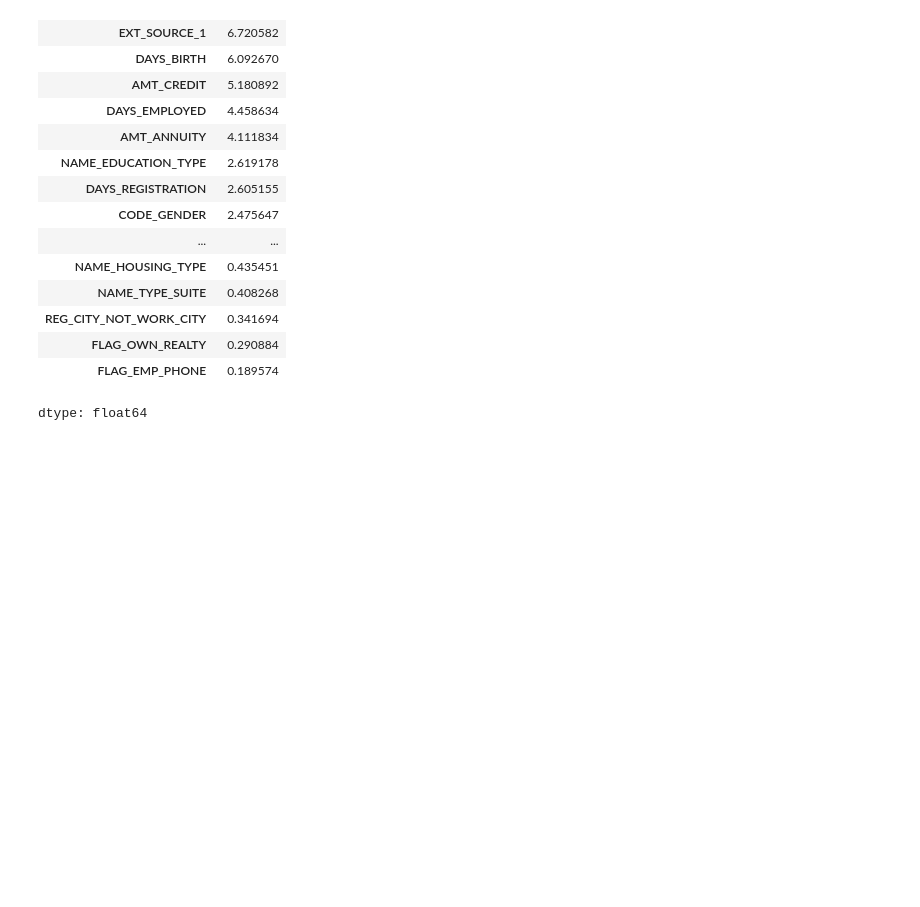
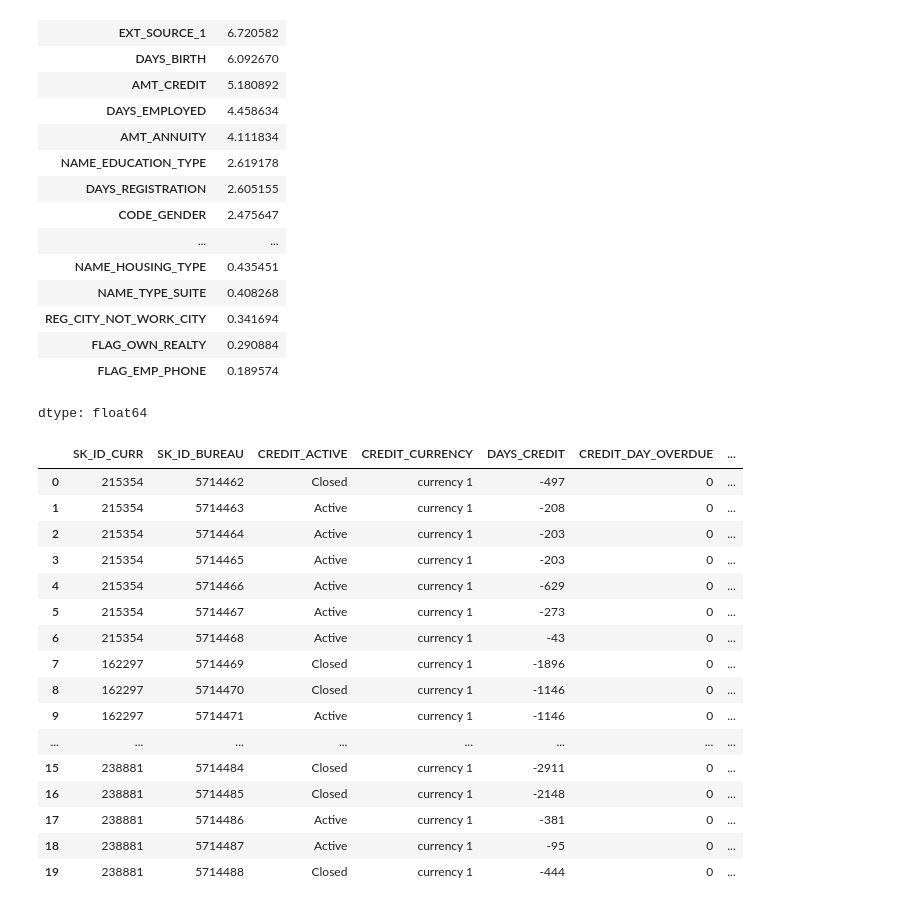
Before and after one commit to yakovlevanton/credit_scoring, a Jupyter notebook: experiments/credit_scoring.ipynb, the cells around one changed output. Saved outputs shown, nothing was run; the diff lists cells and outputs as text; code cells hidden in the pictures; blank space fills up the shorter version.

```diff
--- a/experiments/credit_scoring.ipynb
+++ b/experiments/credit_scoring.ipynb
@@ -526,0 +520,20 @@ submission.to_csv("submission.csv", index=False)
+# %%
+bureau.head(20)
+# %% [output]
+|  | SK_ID_CURR | SK_ID_BUREAU | CREDIT_ACTIVE | CREDIT_CURRENCY | DAYS_CREDIT | CREDIT_DAY_OVERDUE | ... |
+| 0 | 215354 | 5714462 | Closed | currency 1 | -497 | 0 | ... |
+| 1 | 215354 | 5714463 | Active | currency 1 | -208 | 0 | ... |
+| 2 | 215354 | 5714464 | Active | currency 1 | -203 | 0 | ... |
+| 3 | 215354 | 5714465 | Active | currency 1 | -203 | 0 | ... |
+| 4 | 215354 | 5714466 | Active | currency 1 | -629 | 0 | ... |
+| 5 | 215354 | 5714467 | Active | currency 1 | -273 | 0 | ... |
+| 6 | 215354 | 5714468 | Active | currency 1 | -43 | 0 | ... |
+| 7 | 162297 | 5714469 | Closed | currency 1 | -1896 | 0 | ... |
+| 8 | 162297 | 5714470 | Closed | currency 1 | -1146 | 0 | ... |
+| 9 | 162297 | 5714471 | Active | currency 1 | -1146 | 0 | ... |
+| ... | ... | ... | ... | ... | ... | ... | ... |
+| 15 | 238881 | 5714484 | Closed | currency 1 | -2911 | 0 | ... |
+| 16 | 238881 | 5714485 | Closed | currency 1 | -2148 | 0 | ... |
+| 17 | 238881 | 5714486 | Active | currency 1 | -381 | 0 | ... |
+| 18 | 238881 | 5714487 | Active | currency 1 | -95 | 0 | ... |
+| 19 | 238881 | 5714488 | Closed | currency 1 | -444 | 0 | ... |
```
Also changed, not shown: parts of 13 cells of this notebook.
